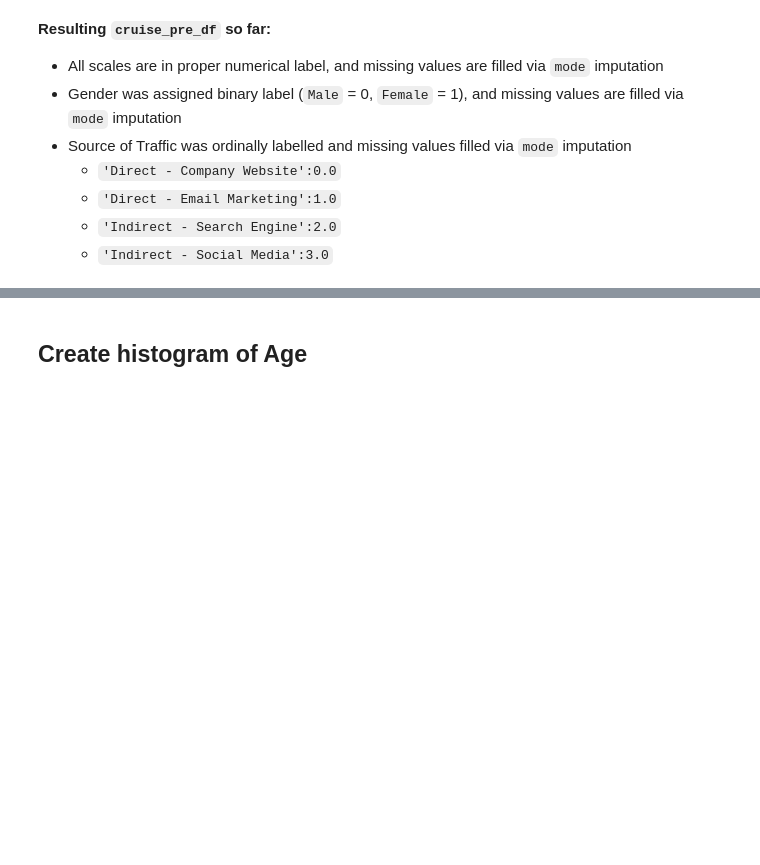
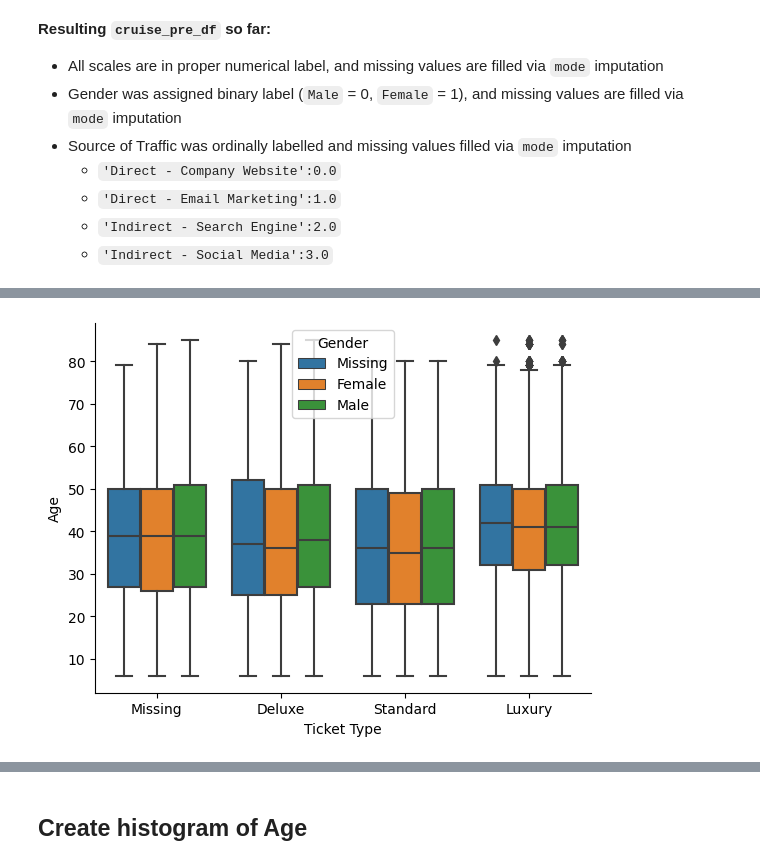
Before and after one commit to jaspereap/machine-learning-pipeline, a Jupyter notebook: eda.ipynb, the cells around one changed output, grey strips where cells are left out. Cells and saved outputs as stored; diff of their text form; code cells hidden in the pictures; blank space fills up the shorter version.

```diff
--- a/eda.ipynb
+++ b/eda.ipynb
@@ -741,0 +793,5 @@ merged_data.describe()
+# %%
+sns.boxplot(data=merged_data, x="Ticket Type", y="Age", hue='Gender')
+sns.despine()
+# %% [output]
+[figure, added]
```
Also changed, not shown: parts of 18 cells of this notebook.
